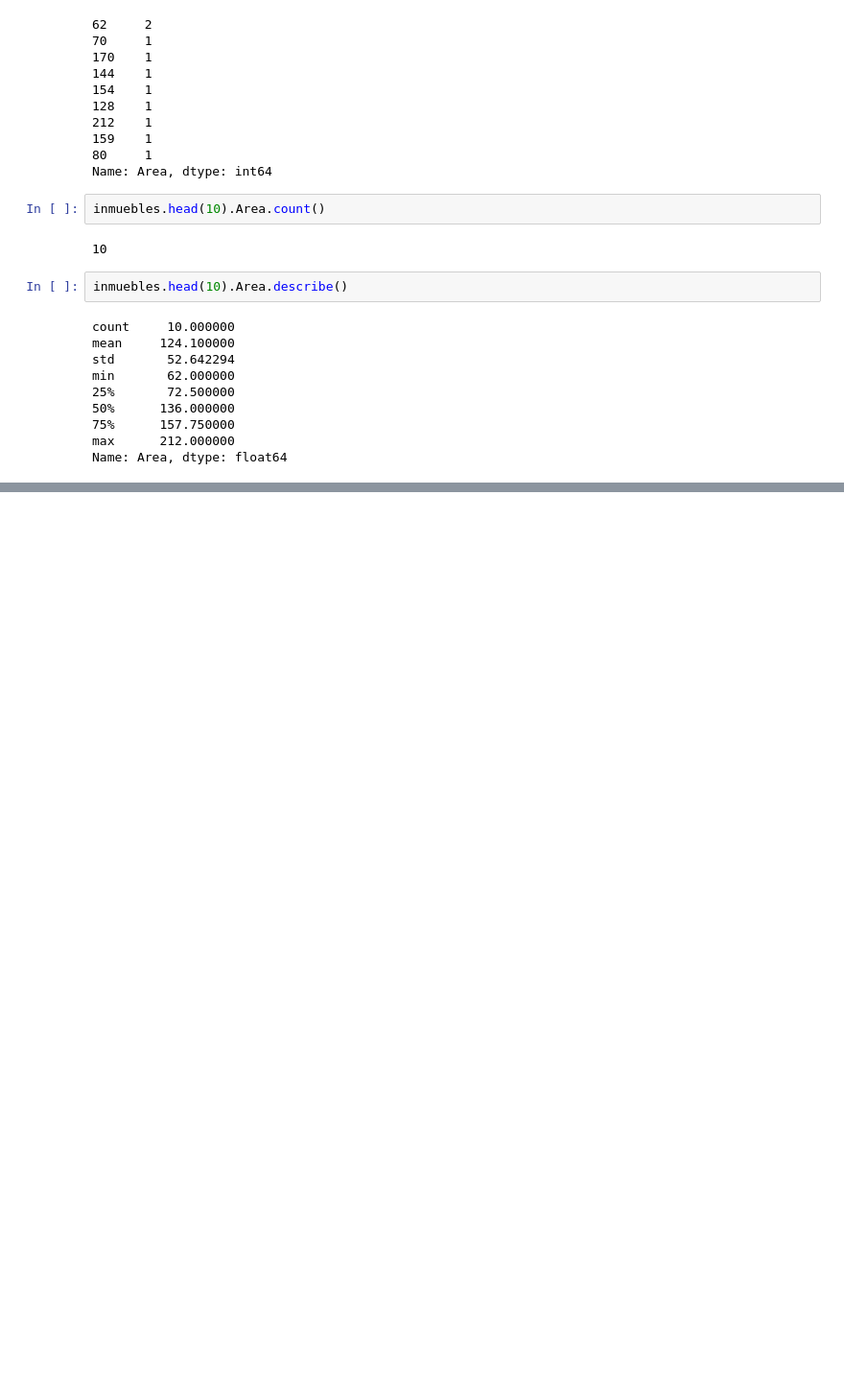
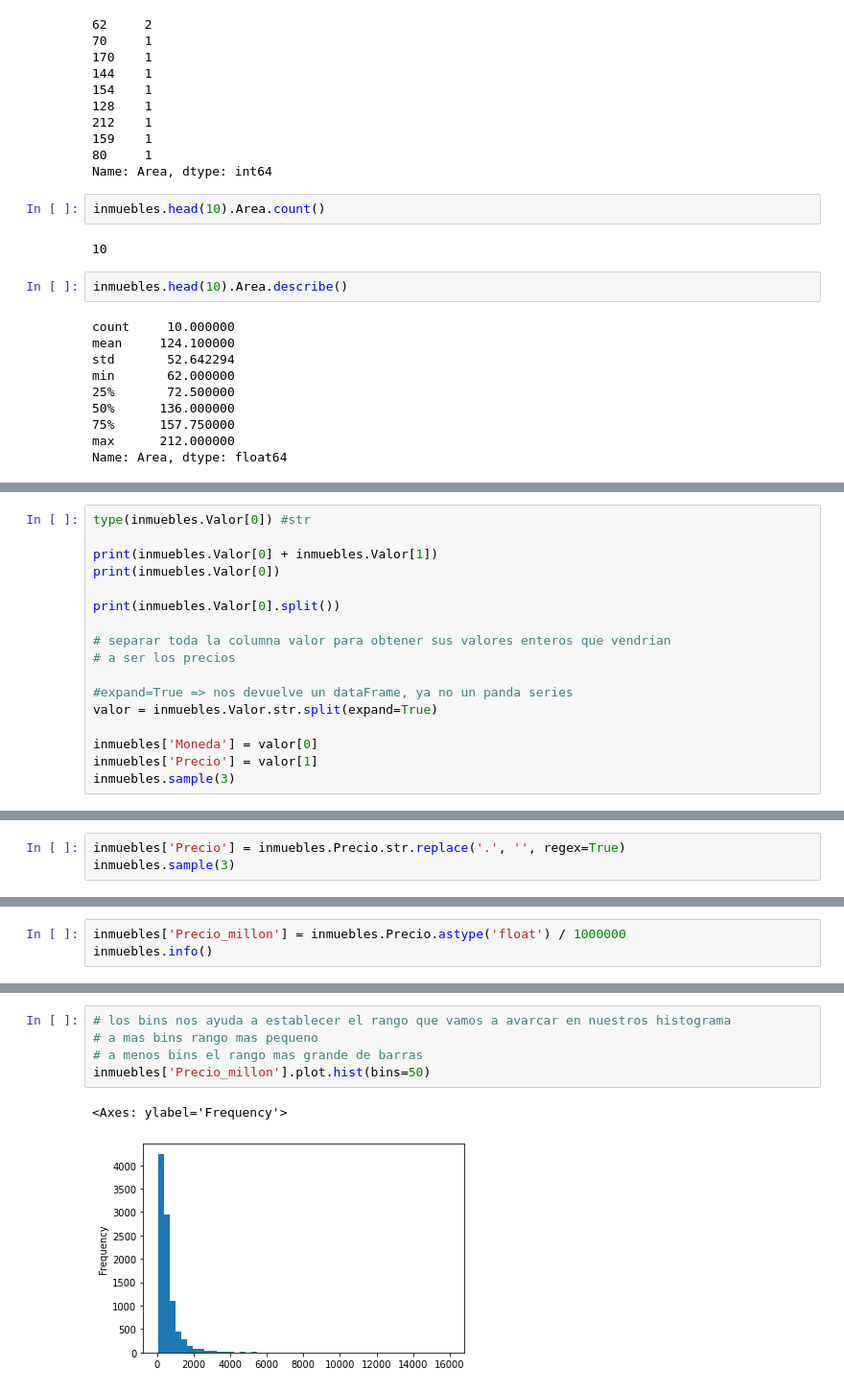
Before and after one commit to max6811/inmersion_datos_alura, a Jupyter notebook: INMERSION_DATOS_ALURA.ipynb, the cells around one changed output, grey strips where cells are left out. Shown: that part at 96% size. Drawn from its saved outputs; the diff is of its cells as text; blank space fills up the shorter version.

```diff
--- a/INMERSION_DATOS_ALURA.ipynb
+++ b/INMERSION_DATOS_ALURA.ipynb
@@ -281,0 +305,17 @@ Name: Area, dtype: float64
+# %%
+type(inmuebles.Valor[0]) #str
+
+print(inmuebles.Valor[0] + inmuebles.Valor[1])
+print(inmuebles.Valor[0])
+
+print(inmuebles.Valor[0].split())
+
+# separar toda la columna valor para obtener sus valores enteros que vendrian
+# a ser los precios
+
+#expand=True => nos devuelve un dataFrame, ya no un panda series
+valor = inmuebles.Valor.str.split(expand=True)
+
+inmuebles['Moneda'] = valor[0]
+inmuebles['Precio'] = valor[1]
+inmuebles.sample(3)
@@ -281,0 +353,3 @@ Name: Area, dtype: float64
+# %%
+inmuebles['Precio'] = inmuebles.Precio.str.replace('.', '', regex=True)
+inmuebles.sample(3)
@@ -281,0 +361,3 @@ Name: Area, dtype: float64
+# %%
+inmuebles['Precio_millon'] = inmuebles.Precio.astype('float') / 1000000
+inmuebles.info()
@@ -281,0 +443,8 @@ Name: Area, dtype: float64
+# %%
+# los bins nos ayuda a establecer el rango que vamos a avarcar en nuestros histograma
+# a mas bins rango mas pequeno
+# a menos bins el rango mas grande de barras
+inmuebles['Precio_millon'].plot.hist(bins=50)
+# %% [output]
+<Axes: ylabel='Frequency'>
+[figure, added]
```
Also changed, not shown: parts of 22 cells of this notebook.
